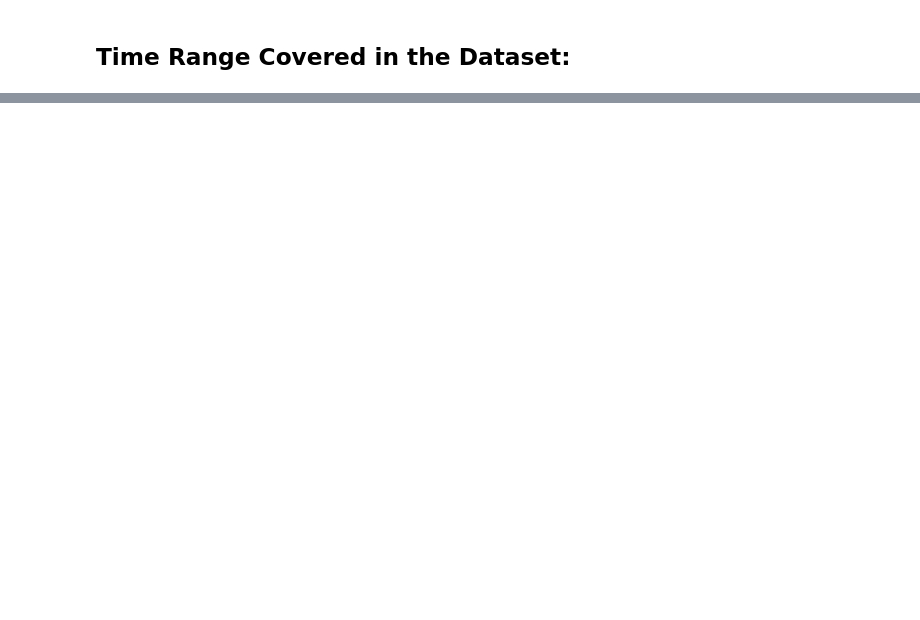
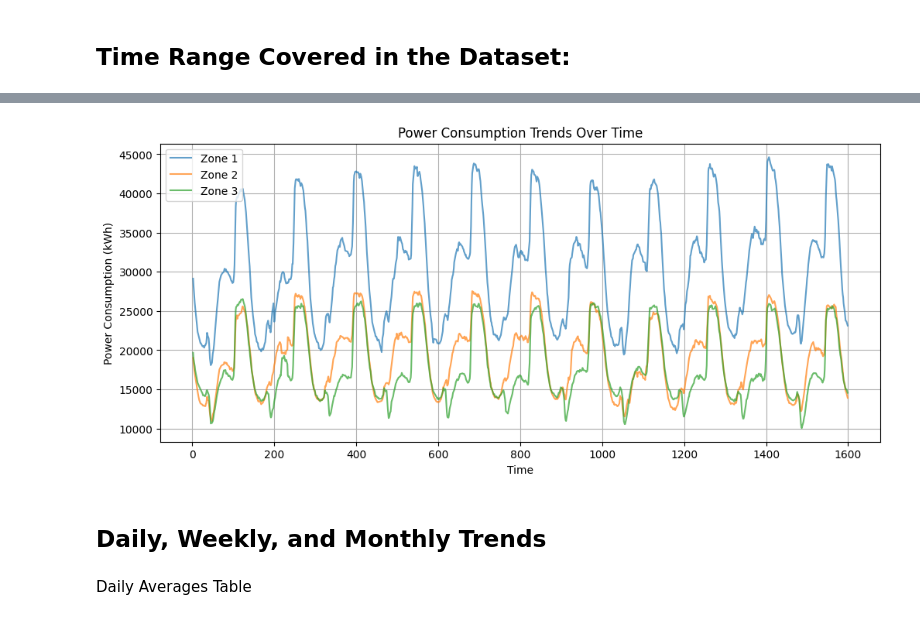
Before and after one commit to Kudo-Shinn/MATHEDA, a Jupyter notebook: Endterm/Exercise/Analyzing Trends and Patterns in Electric Power Consumption Data.ipynb, the cells around one changed output, grey strips where cells are left out. Cells and saved outputs as stored; diff of their text form; code cells hidden in the pictures; blank space fills up the shorter version.

```diff
--- a/Endterm/Exercise/Analyzing Trends and Patterns in Electric Power Consumption Data.ipynb
+++ b/Endterm/Exercise/Analyzing Trends and Patterns in Electric Power Consumption Data.ipynb
@@ -95,0 +108,15 @@ End Date: 2017-01-12 02:30:00
+# %%
+plt.figure(figsize=(12, 5))
+plt.plot(df.index, df[['PowerConsumption_Zone1', 'PowerConsumption_Zone2', 'PowerConsumption_Zone3']], alpha=0.7)
+plt.xlabel("Time")
+plt.ylabel("Power Consumption (kWh)")
+plt.title("Power Consumption Trends Over Time")
+plt.legend(["Zone 1", "Zone 2", "Zone 3"])
+plt.grid()
+plt.show()
+# %% [output]
+[figure, added]
+# %% [markdown]
+## Daily, Weekly, and Monthly Trends
+# %% [markdown]
+Daily Averages Table
```
Also changed, not shown: parts of 14 cells of this notebook.
